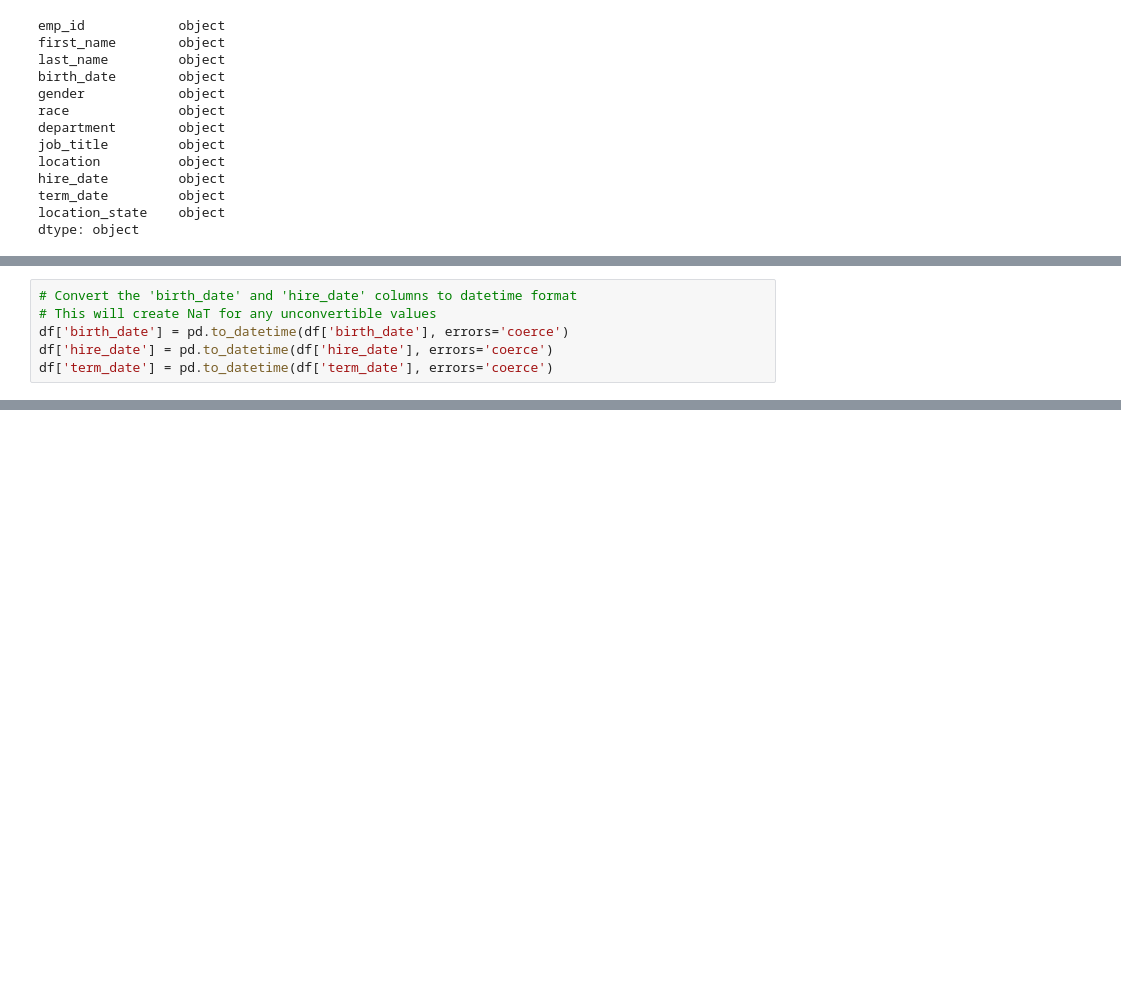
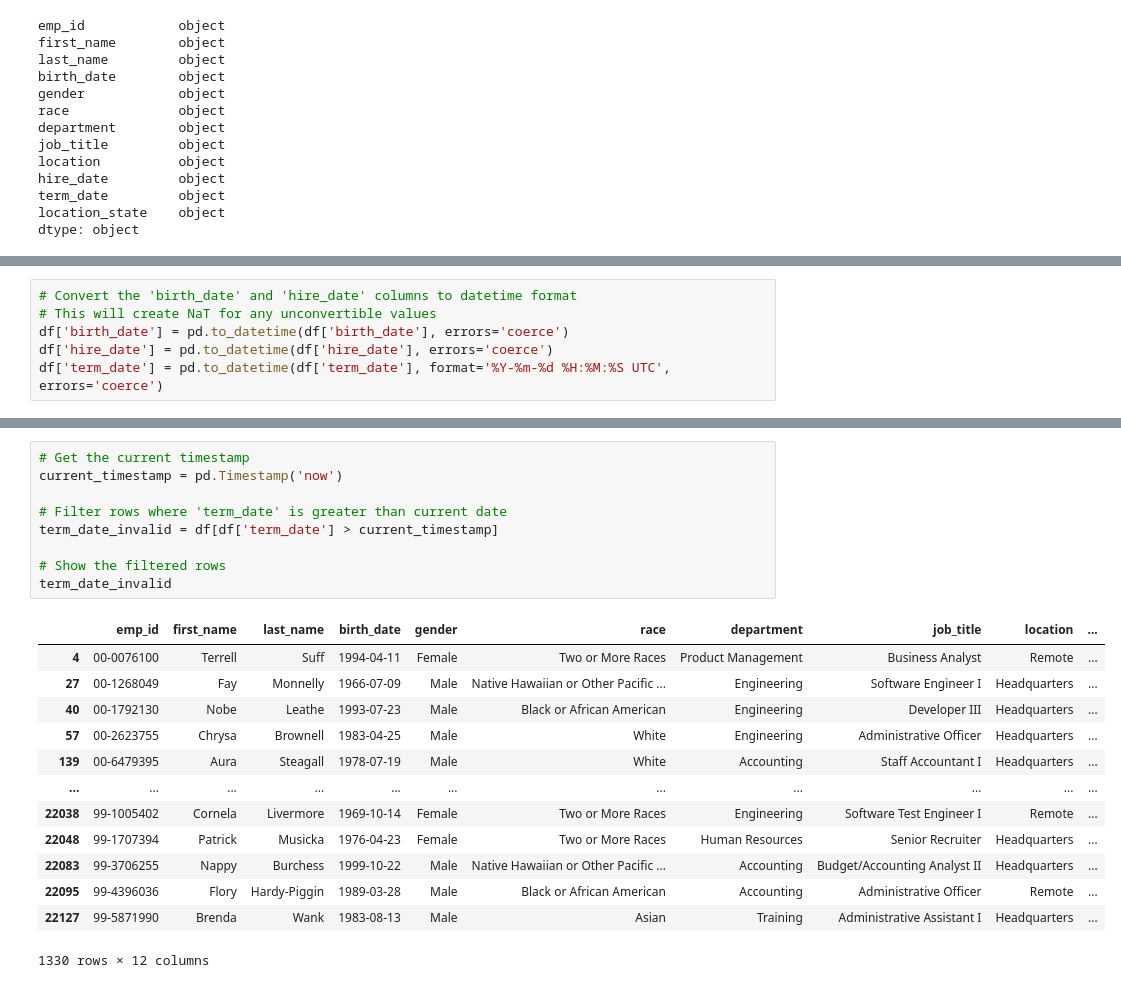
Before and after one commit to JoseMi-Sanchez/people-analytics-case-study, a Jupyter notebook: notebooks/main.ipynb, the cells around one changed output, grey strips where cells are left out. Cells and saved outputs as stored; diff of their text form; blank space fills up the shorter version.

```diff
--- a/notebooks/main.ipynb
+++ b/notebooks/main.ipynb
@@ -206,7 +210,7 @@ dtype: object
 # This will create NaT for any unconvertible values
 df['birth_date'] = pd.to_datetime(df['birth_date'], errors='coerce')
 df['hire_date'] = pd.to_datetime(df['hire_date'], errors='coerce')
-df['term_date'] = pd.to_datetime(df['term_date'], errors='coerce')
+df['term_date'] = pd.to_datetime(df['term_date'], format='%Y-%m-%d %H:%M:%S UTC', errors='coerce')
 # %% [output]
 A value is trying to be set on a copy of a slice from a DataFrame.
 Try using .loc[row_indexer,col_indexer] = value instead
@@ -273,0 +281,23 @@ memory usage: 2.2+ MB
+# %%
+# Get the current timestamp
+current_timestamp = pd.Timestamp('now')
+
+# Filter rows where 'term_date' is greater than current date
+term_date_invalid = df[df['term_date'] > current_timestamp]
+
+# Show the filtered rows
+term_date_invalid
+# %% [output]
+|  | emp_id | first_name | last_name | birth_date | gender | race | department | job_title | location | ... |
+| 4 | 00-0076100 | Terrell | Suff | 1994-04-11 | Female | Two or More Races | Product Management | Business Analyst | Remote | ... |
+| 27 | 00-1268049 | Fay | Monnelly | 1966-07-09 | Male | Native Hawaiian or Other Pacific ... | Engineering | Software Engineer I | Headquarters | ... |
+| 40 | 00-1792130 | Nobe | Leathe | 1993-07-23 | Male | Black or African American | Engineering | Developer III | Headquarters | ... |
+| 57 | 00-2623755 | Chrysa | Brownell | 1983-04-25 | Male | White | Engineering | Administrative Officer | Headquarters | ... |
+| 139 | 00-6479395 | Aura | Steagall | 1978-07-19 | Male | White | Accounting | Staff Accountant I | Headquarters | ... |
+| ... | ... | ... | ... | ... | ... | ... | ... | ... | ... | ... |
+| 22038 | 99-1005402 | Cornela | Livermore | 1969-10-14 | Female | Two or More Races | Engineering | Software Test Engineer I | Remote | ... |
+| 22048 | 99-1707394 | Patrick | Musicka | 1976-04-23 | Female | Two or More Races | Human Resources | Senior Recruiter | Headquarters | ... |
+| 22083 | 99-3706255 | Nappy | Burchess | 1999-10-22 | Male | Native Hawaiian or Other Pacific ... | Accounting | Budget/Accounting Analyst II | Headquarters | ... |
+| 22095 | 99-4396036 | Flory | Hardy-Piggin | 1989-03-28 | Male | Black or African American | Accounting | Administrative Officer | Remote | ... |
+| 22127 | 99-5871990 | Brenda | Wank | 1983-08-13 | Male | Asian | Training | Administrative Assistant I | Headquarters | ... |
+1330 rows × 12 columns
```
Also changed, not shown: parts of 16 cells of this notebook.
